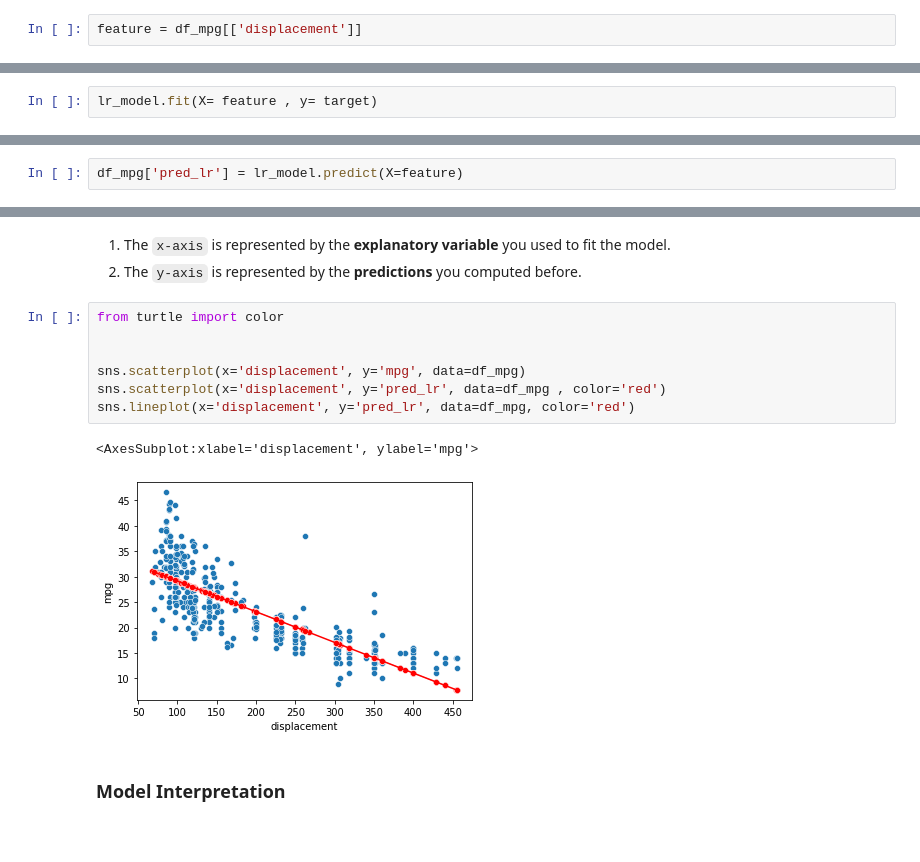
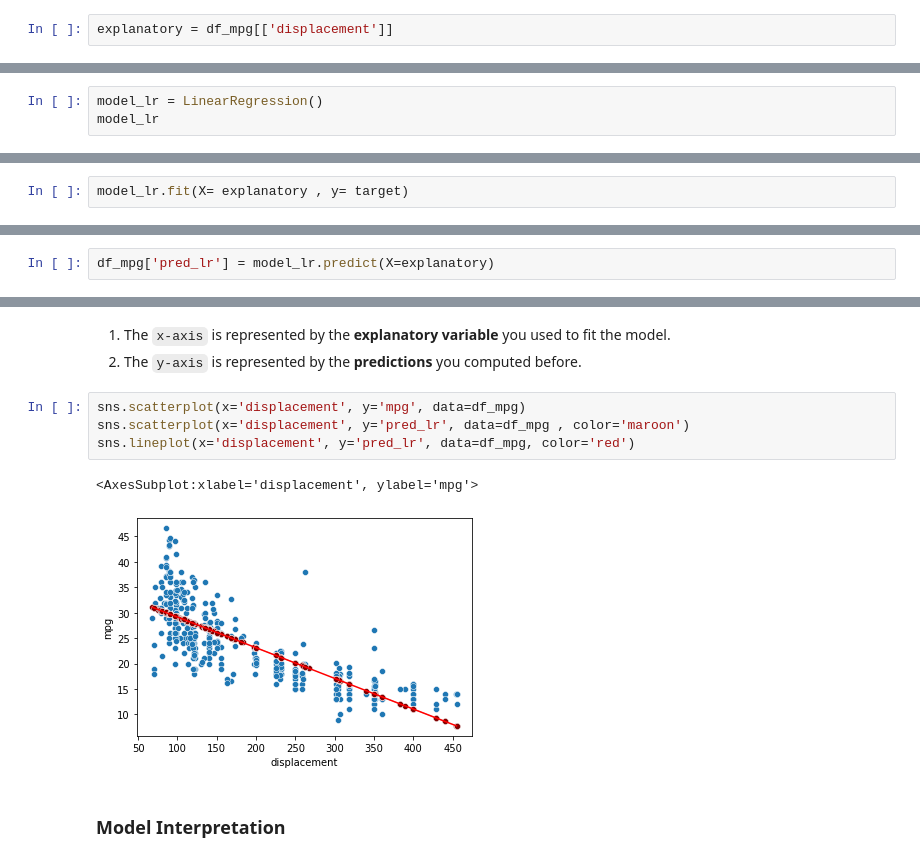
Before and after one commit to AryaCodesAI/Data-Analysis-Using-Machine-Learning-and-Python, a Jupyter notebook: 01_The Linear Regression & Supervised Regression Models/01D_ml-linear-regression_practice_blank.ipynb, the cells around one changed output, grey strips where cells are left out. Cells and saved outputs as stored; diff of their text form.

Commit message:
Linear Regression

```diff
--- a/01_The Linear Regression & Supervised Regression Models/01D_ml-linear-regression_practice_blank.ipynb
+++ b/01_The Linear Regression & Supervised Regression Models/01D_ml-linear-regression_practice_blank.ipynb
@@ -54,7 +54,7 @@ df_mpg
 | 397 | 31.0 | 4 | 119.0 | 82.0 | 2720 | 19.4 | 82 | usa | chevy s-10 |
 398 rows × 9 columns
 # %%
-feature = df_mpg[['displacement']]
+explanatory = df_mpg[['displacement']]
 # %%
 target = df_mpg['mpg']
 # %% [markdown]
@@ -76,0 +72,3 @@ LinearRegression()
+# %%
+model_lr = LinearRegression()
+model_lr
@@ -77,7 +77,7 @@ LinearRegression()
 # %% [markdown]
 Fit the *lr_model* by using the `fit()` function
 # %%
-lr_model.fit(X= feature , y= target)
+model_lr.fit(X= explanatory , y= target)
 # %% [output]
 LinearRegression()
 # %% [markdown]
@@ -105,7 +105,7 @@ array([16.66805168, 14.07590824, 16.00494522, 16.84889889, 16.9694637 ,
 # %% [markdown]
 ### Create a New DataFrame for the Predictions
 # %%
-df_mpg['pred_lr'] = lr_model.predict(X=feature)
+df_mpg['pred_lr'] = model_lr.predict(X=explanatory)
 # %%
 df_mpg
 # %% [output]
@@ -128,15 +128,12 @@ df_mpg
 1. The `x-axis` is represented by the **explanatory variable** you used to fit the model.
 2. The `y-axis` is represented by the **predictions** you computed before.
 # %%
-from turtle import color
-
-
 sns.scatterplot(x='displacement', y='mpg', data=df_mpg)
-sns.scatterplot(x='displacement', y='pred_lr', data=df_mpg , color='red')
+sns.scatterplot(x='displacement', y='pred_lr', data=df_mpg , color='maroon')
 sns.lineplot(x='displacement', y='pred_lr', data=df_mpg, color='red')
 # %% [output]
 <AxesSubplot:xlabel='displacement', ylabel='mpg'>
-[figure, old version]
+[figure, new version]
 # %% [markdown]
 ### Model Interpretation
 # %% [markdown]
```
Also changed, not shown: parts of 22 cells of this notebook, 1 other file.
